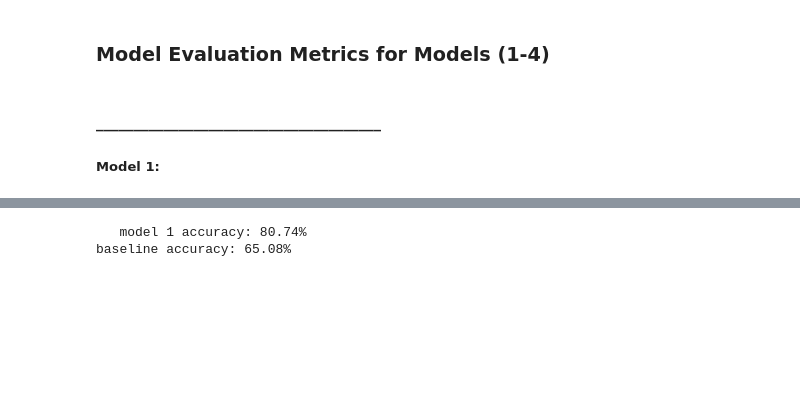
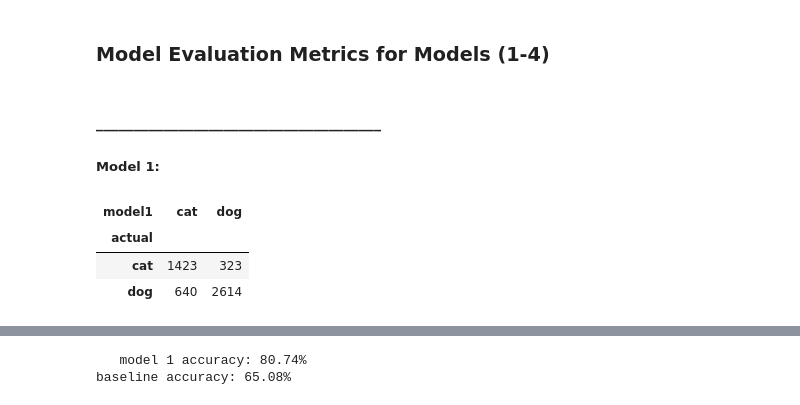
Before and after one commit to Marc-Aradillas/Classification_exercises.ipynb, a Jupyter notebook: model_evaluation.ipynb, the cells around one changed output, grey strips where cells are left out. Cells and saved outputs as stored; diff of their text form; code cells hidden in the pictures; blank space fills up the shorter version.

```diff
--- a/model_evaluation.ipynb
+++ b/model_evaluation.ipynb
@@ -354,3 +360,10 @@ df['baseline'] = 'dog'
 #### ______________________________________
 
 ##### **Model 1:**
+# %%
+pd.crosstab(df.actual,df.model1)
+# %% [output]
+| model1 | cat | dog |
+| actual |  |  |
+| cat | 1423 | 323 |
+| dog | 640 | 2614 |
```
Also changed, not shown: parts of 11 cells of this notebook.
